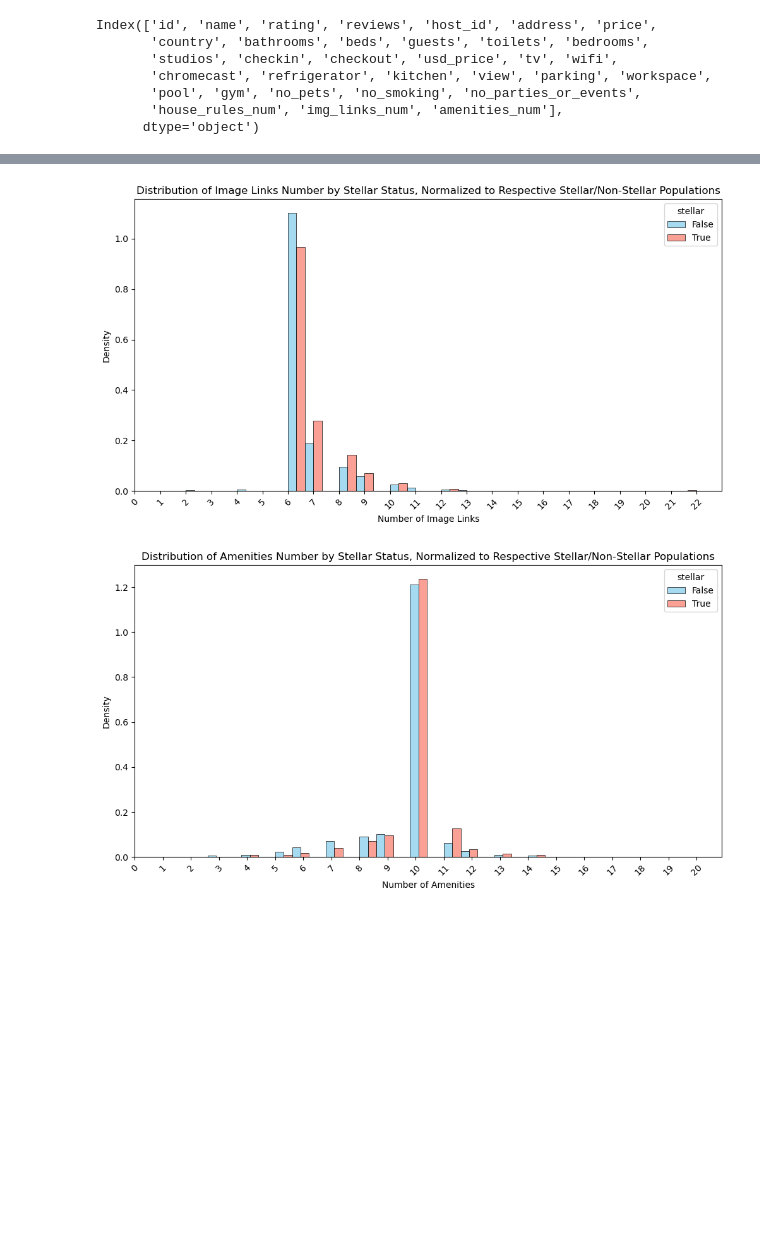
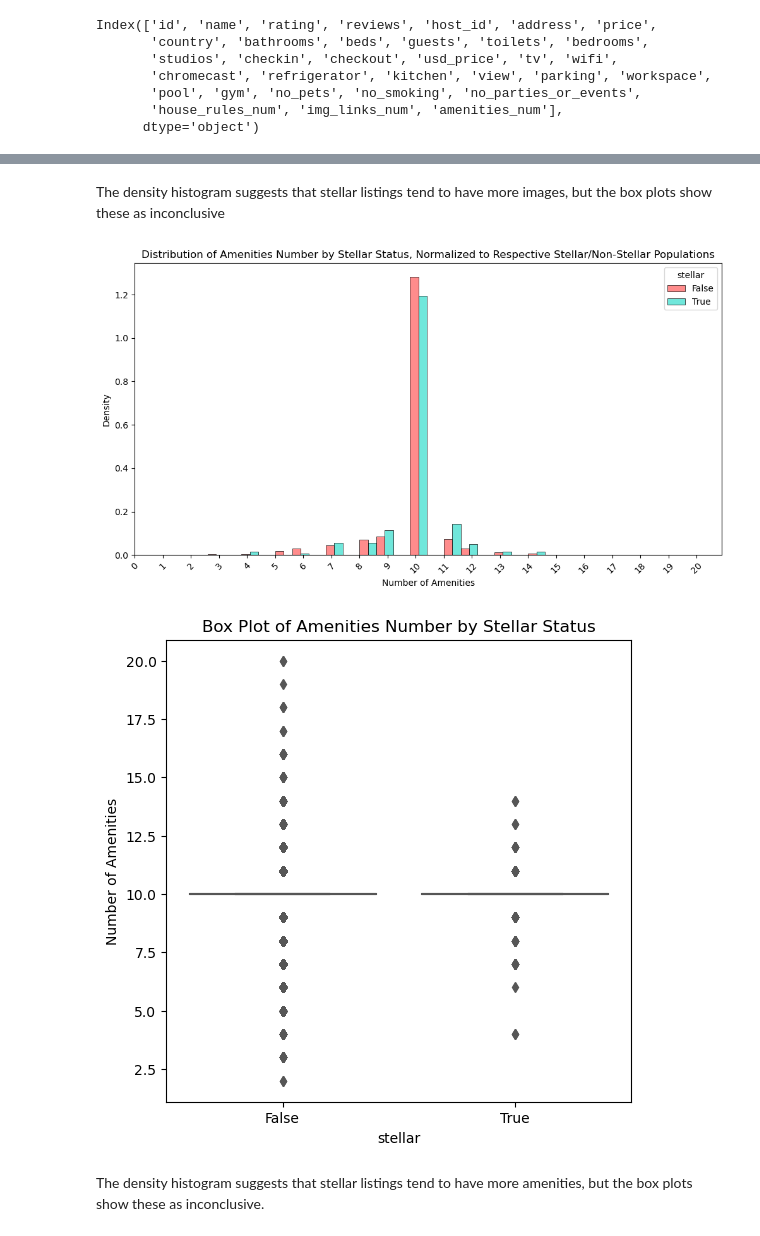
Before and after one commit to vndayambaje/Airbnb_EDA_Project, a Jupyter notebook: project_2_jon_eda.ipynb, the cells around one changed output, grey strips where cells are left out. Saved outputs shown, nothing was run; the diff lists cells and outputs as text; code cells hidden in the pictures; blank space fills up the shorter version.

Commit message:
used new dataset with corrected ratings, changed colors for more intuitive interpretation, narrowed down more rigorously to countries we should focus on

```diff
--- a/project_2_jon_eda.ipynb
+++ b/project_2_jon_eda.ipynb
@@ -36,20 +36,21 @@ Index(['id', 'name', 'rating', 'reviews', 'host_id', 'address', 'price',
 # Look at the distribution of ratings to decide what is considered a high rating.
 
 # calculate the 80th percentile
-high_rating_threshold = airbnb['rating'].quantile(0.80)
+airbnb_small = airbnb[airbnb['rating'] > 0].copy()
+high_rating_threshold = airbnb_small['rating'].quantile(0.75)
 
 # initialize figure
 fig, ax = plt.subplots(figsize=(12, 6))
 
 # plot histogram with the specified bins
-sns.histplot(airbnb['rating'], bins = 80, kde = False, ax = ax, color = 'skyblue', edgecolor='black', linewidth=0.5)
+sns.histplot(airbnb_small['rating'], bins = 80, kde = False, ax = ax, color = 'skyblue', edgecolor='black', linewidth=0.5)
 ax.set_title('Distributions of Airbnb Ratings')
 ax.set_ylabel('Count')
 ax.set_xlabel('Rating')
 
 # Add a line for the 80th percentile
 ax.axvline(high_rating_threshold, color = 'red', linestyle = 'dashed')
-ax.text(4.65, 4000,f'80th percentile:\n{high_rating_threshold:.2f}', color = 'red')
+ax.text(4.65, 2000,f'75th percentile:\n{high_rating_threshold:.2f}', color = 'red')
 
 # set xticks
 xticks = np.arange(3, airbnb['rating'].max()+0.2, 0.2)
@@ -64,20 +65,20 @@ plt.show()
 # Look at the distribution of reviews to decide what is considered a high number of reviews. This is as proxy indicator for a popular (or infamous listing)
 
 # calculate the 90th percentile
-high_reviews_threshold = int(airbnb['reviews'].quantile(0.80))
+high_reviews_threshold = int(airbnb_small['reviews'].quantile(0.75))
 
 # initialize figure
 fig, ax = plt.subplots(figsize=(12, 6))
 
 # plot histogram with the specified bins
-sns.histplot(airbnb['reviews'], bins = 80, kde = False, ax = ax, color = 'skyblue', edgecolor='black', linewidth=0.5)
+sns.histplot(airbnb_small['reviews'], bins = 80, kde = False, ax = ax, color = 'skyblue', edgecolor='black', linewidth=0.5)
 ax.set_title('Distributions of Number of Airbnb Reviews')
 ax.set_ylabel('Count')
 ax.set_xlabel('Number of Reviews')
 
 # Add a line for the 90th percentile
 ax.axvline(high_reviews_threshold, color = 'red', linestyle = 'dashed')
-ax.text(60, 5000,f'80th percentile: {high_reviews_threshold} reviews', color = 'red')
+ax.text(75, 2500,f'75th percentile: {high_reviews_threshold} reviews', color = 'red')
 
 # set x-ticks
 xticks = range(0, airbnb['reviews'].max()+10, 50)
@@ -91,6 +92,6 @@ plt.show()
 # %%
 # label listings that have rating and number of reviews at and above their respective 80th percentiles as stellar
-airbnb['stellar'] = (airbnb['reviews'] >= high_reviews_threshold) & (airbnb['rating'] >= high_rating_threshold)
+airbnb_small['stellar'] = (airbnb_small['reviews'] >= high_reviews_threshold) & (airbnb_small['rating'] >= high_rating_threshold)
 # %%
 #Study the number of house rules stellar and non-stellar listings have
 
@@ -119,19 +181,21 @@ plt.show()
+# %% [markdown]
+The density histogram suggests that stellar listings tend to have more images, but the box plots show these as inconclusive
 # %%
-#Study the number of image links stellar and non-stellar listings have
+#Study the number of amneties stellar and non-stellar listings have
 
 # Initialize figure
 fig, ax = plt.subplots(figsize=(12, 6))
 
 # Plot jitter plot using seaborn with hue for 'stellar'
-sns.histplot(data=airbnb, x='img_links_num', hue = 'stellar', multiple = 'dodge',kde=False, palette=['skyblue', 'salmon'], edgecolor='black', linewidth=0.5, bins=30, stat = 'density',common_norm=False)
+sns.histplot(data=airbnb_small, x='amenities_num', hue = 'stellar', multiple = 'dodge',kde=False, palette=['#ff6666', '#40e0d0'], edgecolor='black', linewidth=0.5, bins=30, stat = 'density',common_norm=False)
 
 # Set titles and labels
-ax.set_title('Distribution of Image Links Number by Stellar Status, Normalized to Respective Stellar/Non-Stellar Populations')
-ax.set_xlabel('Number of Image Links')
+ax.set_title('Distribution of Amenities Number by Stellar Status, Normalized to Respective Stellar/Non-Stellar Populations')
+ax.set_xlabel('Number of Amenities')
 ax.set_ylabel('Density')
 
 # set x-ticks
-xticks = range(0, 23, 1)
+xticks = range(0, 21, 1)
 ax.set_xticks(xticks)
 plt.xticks(rotation=45)
 
@@ -140,32 +204,29 @@ plt.show()
 
 # Both have a right skew, but it is also quite clear that stellar listings seem to have more images!
 # %% [output]
-[figure, old version]
+[figure, new version]
 # %%
-#Study the number of amneties stellar and non-stellar listings have
-
 # Initialize figure
-fig, ax = plt.subplots(figsize=(12, 6))
+fig, ax = plt.subplots(figsize=(6, 6))
 
 # Plot jitter plot using seaborn with hue for 'stellar'
-sns.histplot(data=airbnb, x='amenities_num', hue = 'stellar', multiple = 'dodge',kde=False, palette=['skyblue', 'salmon'], edgecolor='black', linewidth=0.5, bins=30, stat = 'density',common_norm=False)
+sns.boxplot(data=airbnb_small, y='amenities_num', x = 'stellar', palette=['#ff6666', '#40e0d0'])
 
 # Set titles and labels
-ax.set_title('Distribution of Amenities Number by Stellar Status, Normalized to Respective Stellar/Non-Stellar Populations')
-ax.set_xlabel('Number of Amenities')
-ax.set_ylabel('Density')
+ax.set_title('Box Plot of Amenities Number by Stellar Status')
+ax.set_ylabel('Number of Amenities')
+# ax.set_ylabel('')
 
 # set x-ticks
-xticks = range(0, 21, 1)
+xticks = range(0, 2, 1)
 ax.set_xticks(xticks)
-plt.xticks(rotation=45)
 
 # Show plot
 plt.show()
-
-# Both have a right skew, but it is also quite clear that stellar listings seem to have more images!
 # %% [output]
-[figure, old version]
+[figure, new version]
+# %% [markdown]
+The density histogram suggests that stellar listings tend to have more amenities, but the box plots show these as inconclusive.
 # %%
 airbnb.columns
 # %% [output]
```
Also changed, not shown: parts of 20 cells of this notebook.
